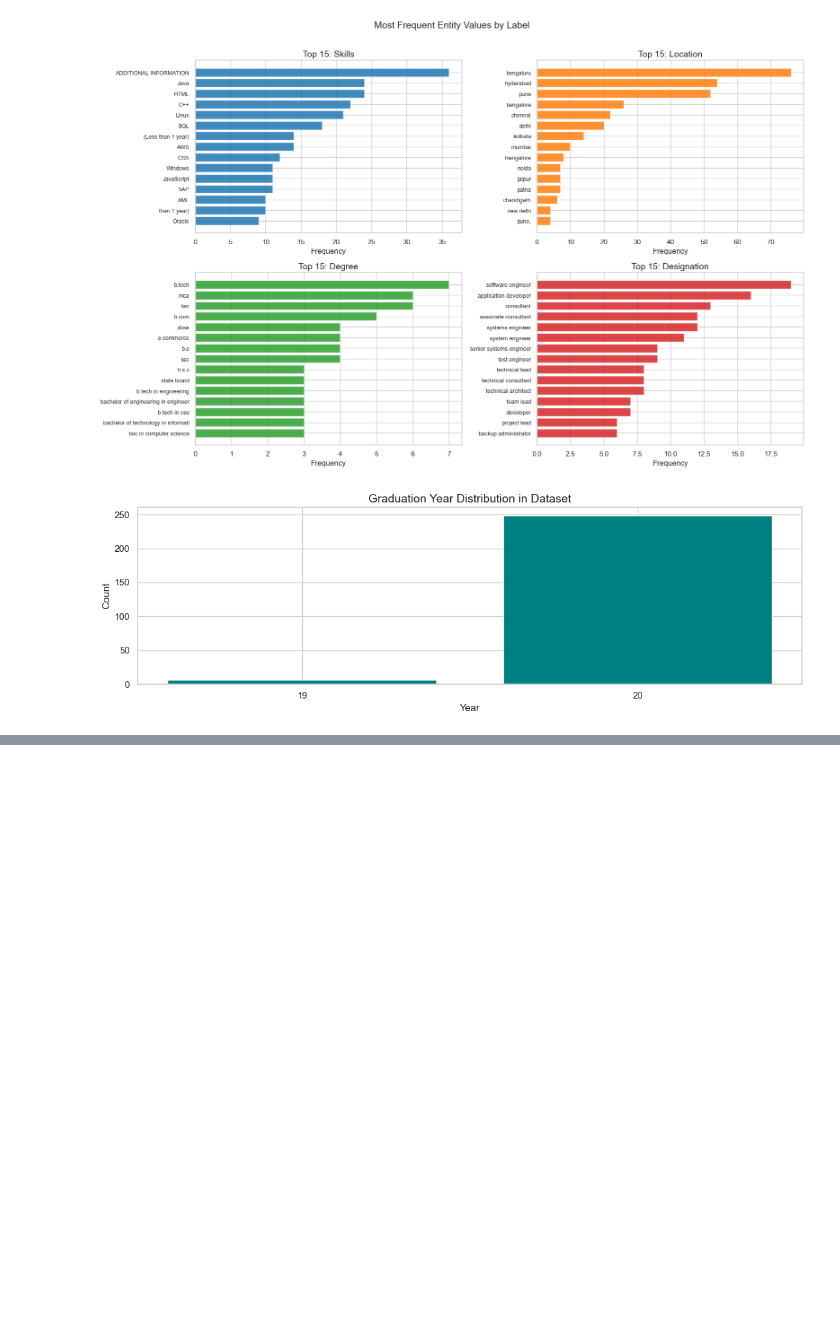
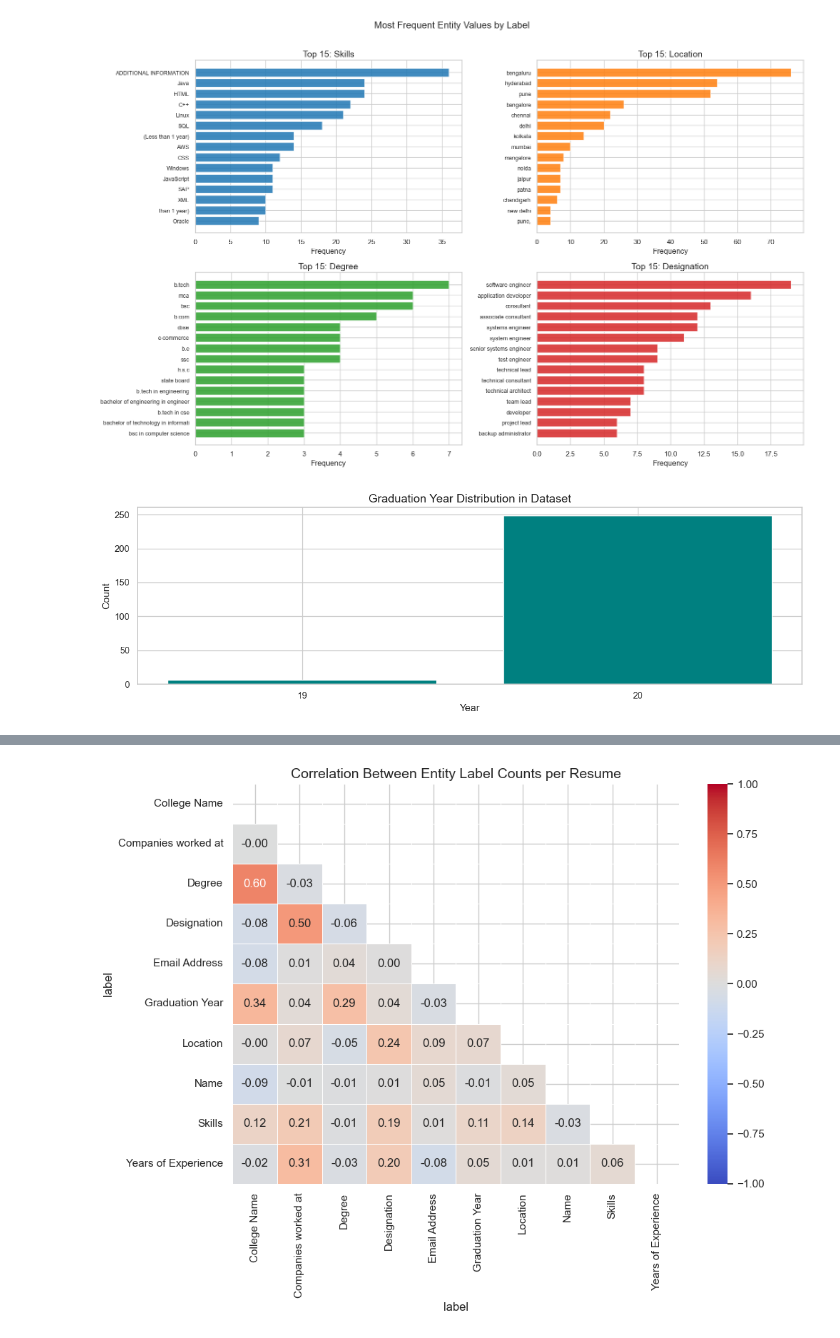
Before and after one commit to michellaprojects/nlp-ner, a Jupyter notebook: notebooks/EDA2.ipynb, the cells around one changed output, grey strips where cells are left out. Saved outputs shown, nothing was run; the diff lists cells and outputs as text; code cells hidden in the pictures; blank space fills up the shorter version.

```diff
--- a/notebooks/EDA2.ipynb
+++ b/notebooks/EDA2.ipynb
@@ -321,0 +372,12 @@ plt.show()
+# %%
+# Correlation heatmap between entity label counts per resume
+fig, ax = plt.subplots(figsize=(10, 8))
+corr_matrix = pivot.corr()
+mask = np.triu(np.ones_like(corr_matrix, dtype=bool))
+sns.heatmap(corr_matrix, annot=True, fmt='.2f', cmap='coolwarm',
+            mask=mask, linewidths=0.5, ax=ax, vmin=-1, vmax=1)
+ax.set_title("Correlation Between Entity Label Counts per Resume")
+plt.tight_layout()
+plt.show()
+# %% [output]
+[figure, added]
```
Also changed, not shown: parts of 3 cells of this notebook.
